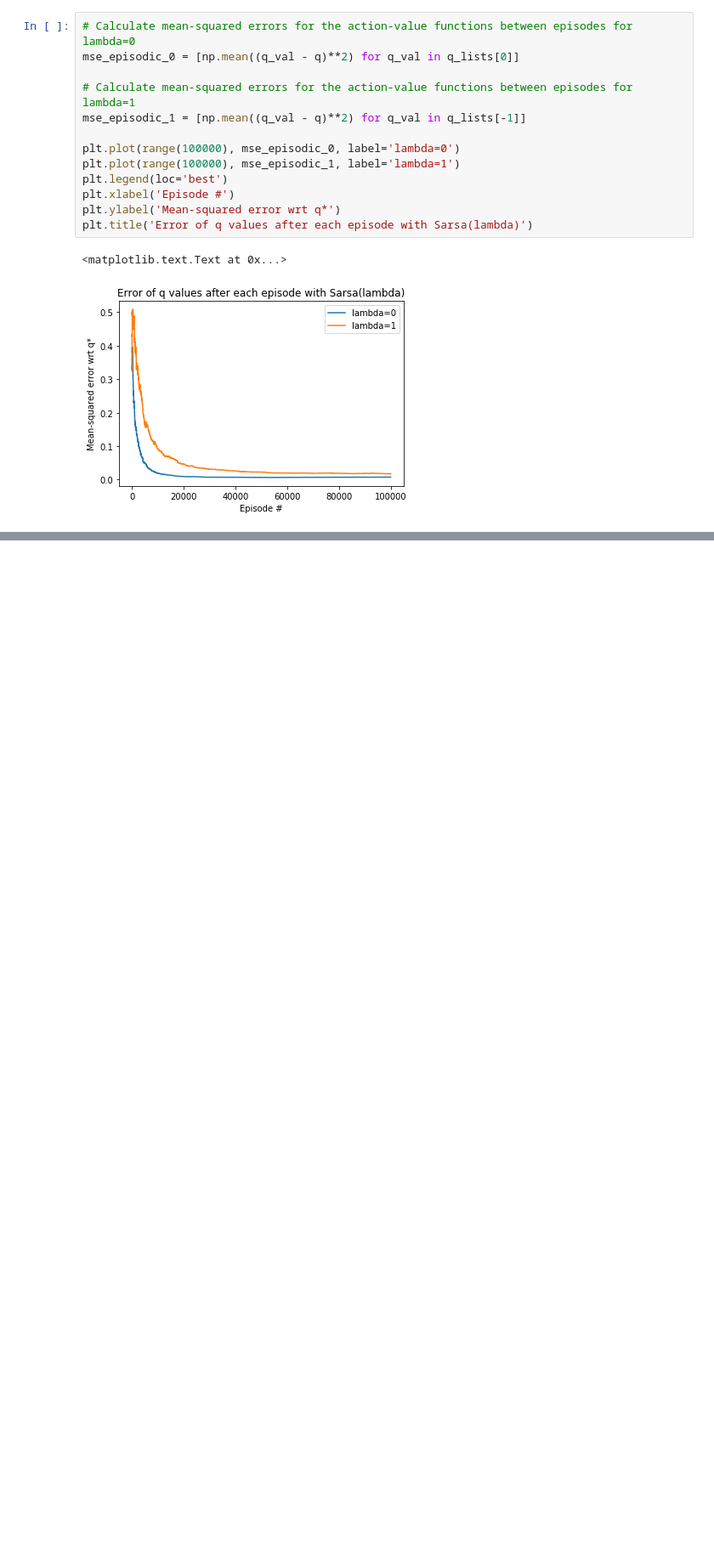
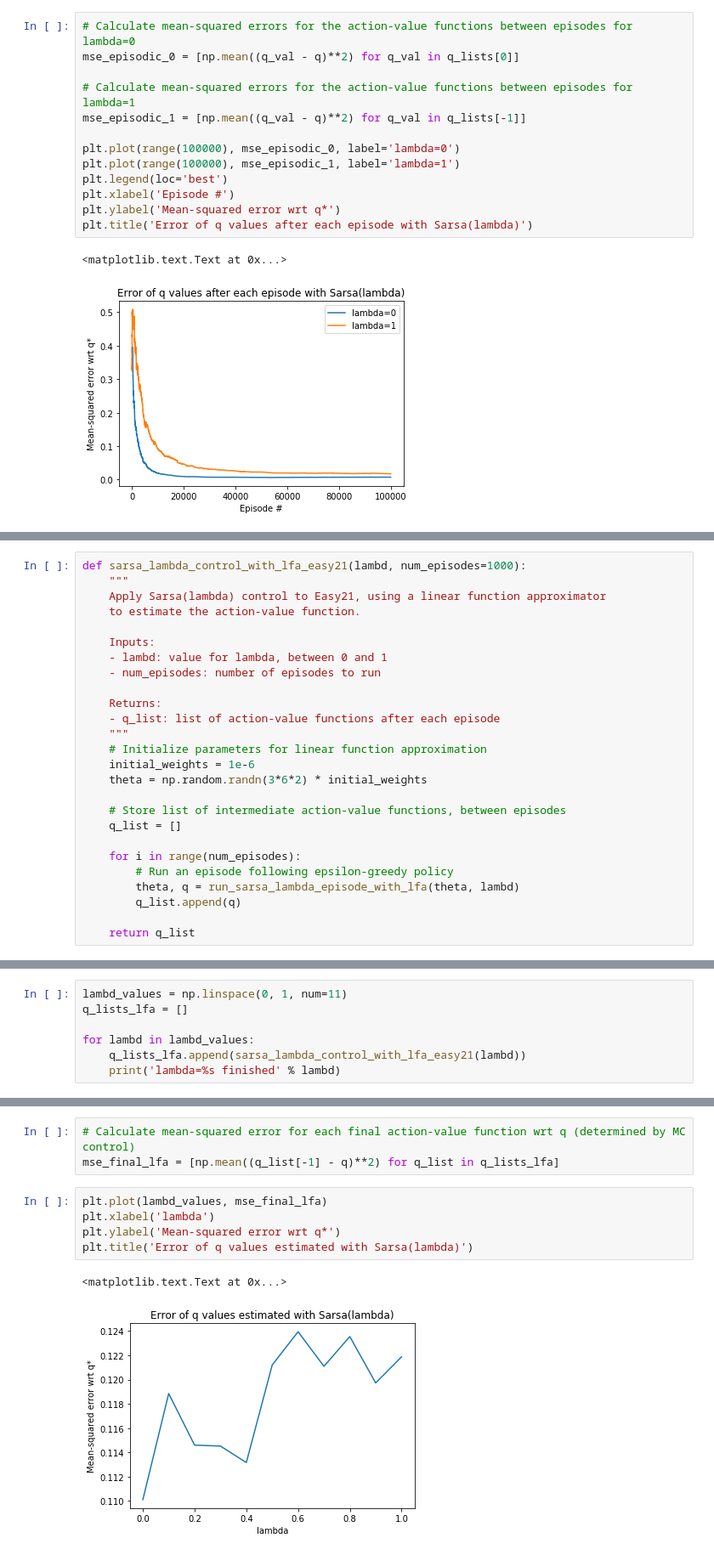
Before and after one commit to kwong22/easy21, a Jupyter notebook: easy21.ipynb, the cells around one changed output, grey strips where cells are left out. Shown: that part at 85% size. Saved outputs shown, nothing was run; the diff lists cells and outputs as text; blank space fills up the shorter version.

Commit message:
Implement Sarsa(lambda) with a value function approximator

```diff
--- a/easy21.ipynb
+++ b/easy21.ipynb
@@ -556,0 +738,26 @@ plt.title('Error of q values after each episode with Sarsa(lambda)')
+# %%
+def sarsa_lambda_control_with_lfa_easy21(lambd, num_episodes=1000):
+    """
+    Apply Sarsa(lambda) control to Easy21, using a linear function approximator
+    to estimate the action-value function.
+
+    Inputs:
+    - lambd: value for lambda, between 0 and 1
+    - num_episodes: number of episodes to run
+
+    Returns:
+    - q_list: list of action-value functions after each episode
+    """
+    # Initialize parameters for linear function approximation
+    initial_weights = 1e-6
+    theta = np.random.randn(3*6*2) * initial_weights
+
+    # Store list of intermediate action-value functions, between episodes
+    q_list = []
+
+    for i in range(num_episodes):
+        # Run an episode following epsilon-greedy policy
+        theta, q = run_sarsa_lambda_episode_with_lfa(theta, lambd)
+        q_list.append(q)
+
+    return q_list
@@ -556,0 +766,7 @@ plt.title('Error of q values after each episode with Sarsa(lambda)')
+# %%
+lambd_values = np.linspace(0, 1, num=11)
+q_lists_lfa = []
+
+for lambd in lambd_values:
+    q_lists_lfa.append(sarsa_lambda_control_with_lfa_easy21(lambd))
+    print('lambda=%s finished' % lambd)
@@ -556,0 +785,11 @@ plt.title('Error of q values after each episode with Sarsa(lambda)')
+# %%
+# Calculate mean-squared error for each final action-value function wrt q (determined by MC control)
+mse_final_lfa = [np.mean((q_list[-1] - q)**2) for q_list in q_lists_lfa]
+# %%
+plt.plot(lambd_values, mse_final_lfa)
+plt.xlabel('lambda')
+plt.ylabel('Mean-squared error wrt q*')
+plt.title('Error of q values estimated with Sarsa(lambda)')
+# %% [output]
+<matplotlib.text.Text at 0x...>
+[figure, added]
```
Also changed, not shown: parts of 9 cells of this notebook.
